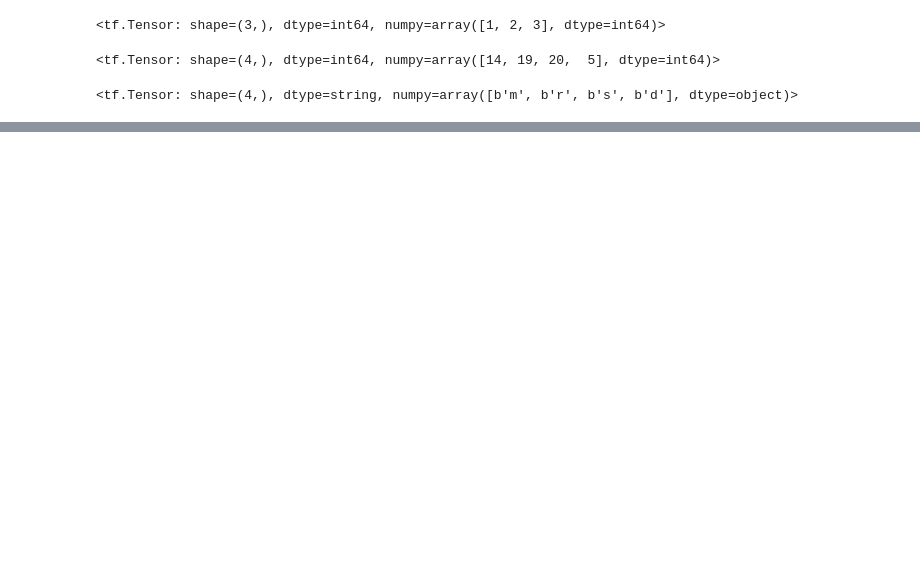
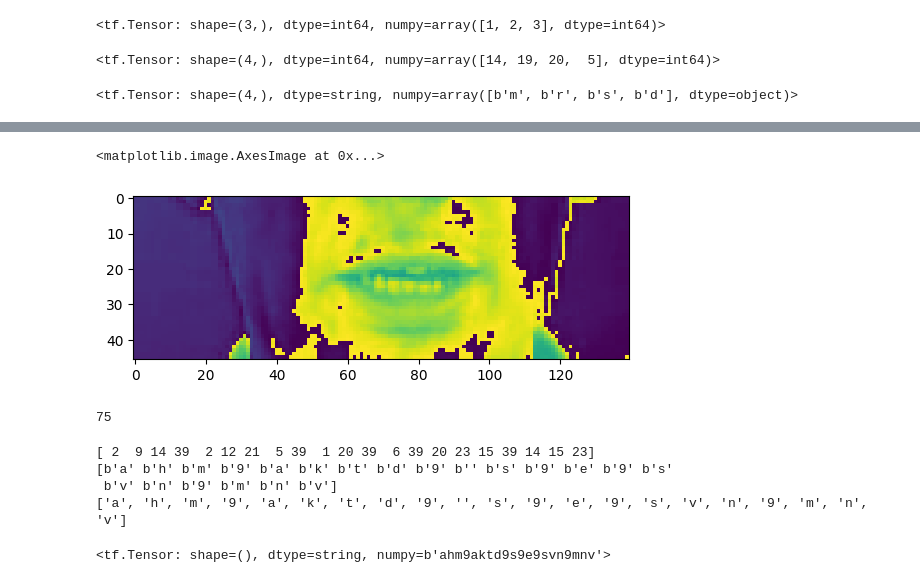
Before and after one commit to ishreya09/Lip-Reading-AI, a Jupyter notebook: LipRead.ipynb, the cells around one changed output, grey strips where cells are left out. Saved outputs shown, nothing was run; the diff lists cells and outputs as text; code cells hidden in the pictures; blank space fills up the shorter version.

```diff
--- a/LipRead.ipynb
+++ b/LipRead.ipynb
@@ -92,0 +202,22 @@ def load_alignments(path:str)->List[int]:
+# %%
+plt.imshow(frames[50])
+# %% [output]
+<matplotlib.image.AxesImage at 0x...>
+[figure, added]
+# %%
+len(frames)
+# %% [output]
+75
+# %%
+print(alignments.numpy())
+print(num_to_char(alignments.numpy()).numpy())
+print([bytes.decode(x) for x in num_to_char(alignments.numpy()).numpy()])
+# %% [output]
+[ 2  9 14 39  2 12 21  5 39  1 20 39  6 39 20 23 15 39 14 15 23]
+[b'a' b'h' b'm' b'9' b'a' b'k' b't' b'd' b'9' b'' b's' b'9' b'e' b'9' b's'
+ b'v' b'n' b'9' b'm' b'n' b'v']
+['a', 'h', 'm', '9', 'a', 'k', 't', 'd', '9', '', 's', '9', 'e', '9', 's', 'v', 'n', '9', 'm', 'n', 'v']
+# %%
+tf.strings.reduce_join([bytes.decode(x) for x in num_to_char(alignments.numpy()).numpy()])
+# %% [output]
+<tf.Tensor: shape=(), dtype=string, numpy=b'ahm9aktd9s9e9svn9mnv'>
```
Also changed, not shown: parts of 14 cells of this notebook.
